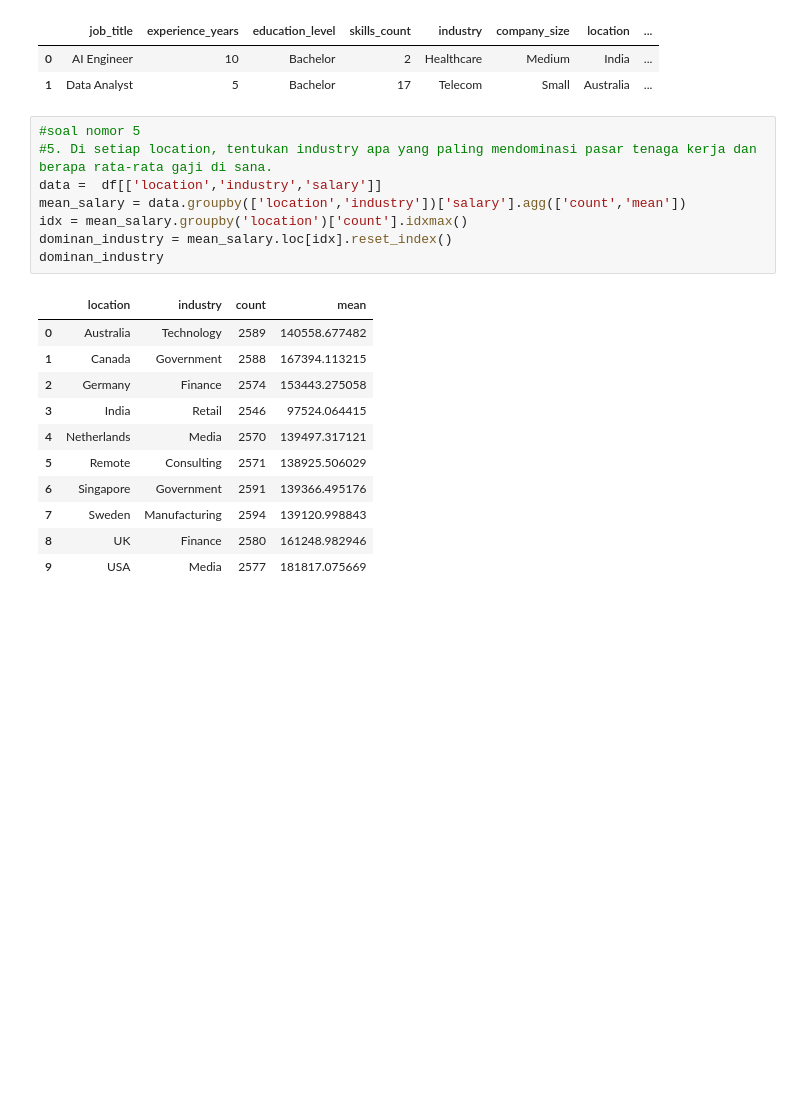
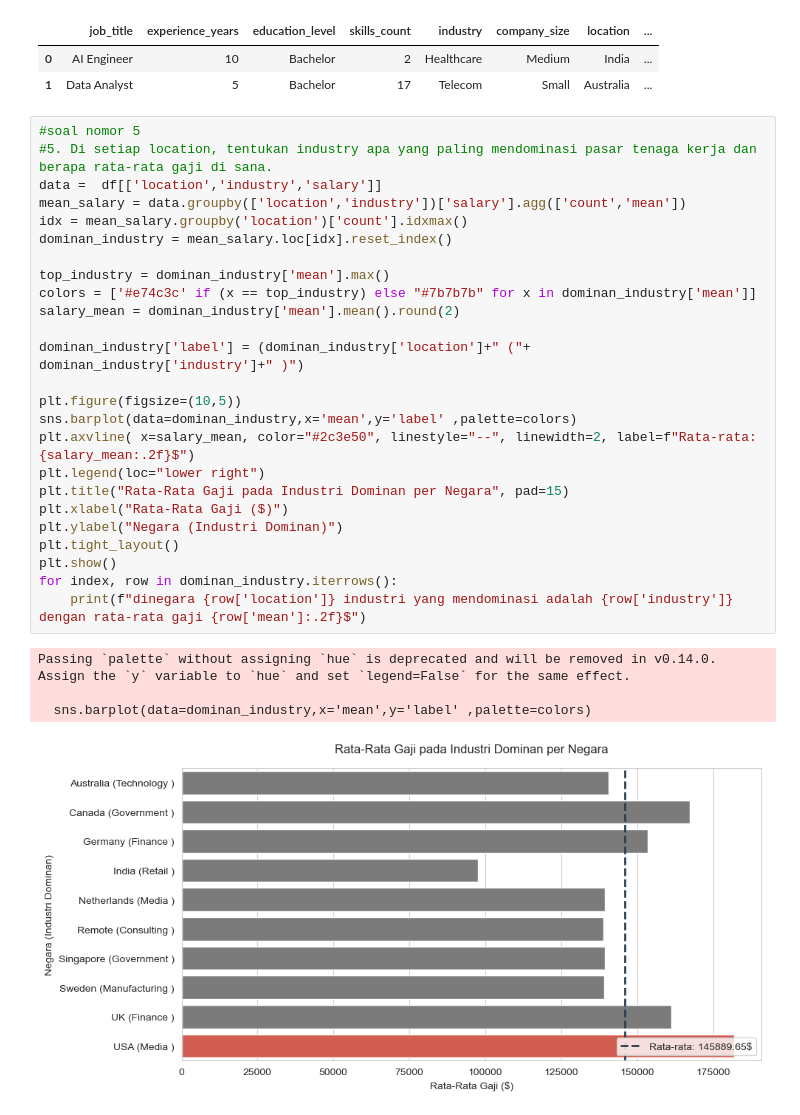
Before and after one commit to HafidzAfrieno/Project-Data-Analyst-Part-1, a Jupyter notebook: job_salary_analyst.ipynb, the cells around one changed output. Saved outputs shown, nothing was run; the diff lists cells and outputs as text; blank space fills up the shorter version.

```diff
--- a/job_salary_analyst.ipynb
+++ b/job_salary_analyst.ipynb
@@ -461,20 +461,30 @@ df.head(2)
 # %%
 #soal nomor 5
 #5. Di setiap location, tentukan industry apa yang paling mendominasi pasar tenaga kerja dan berapa rata-rata gaji di sana.
 data =  df[['location','industry','salary']]
 mean_salary = data.groupby(['location','industry'])['salary'].agg(['count','mean'])
 idx = mean_salary.groupby('location')['count'].idxmax()
 dominan_industry = mean_salary.loc[idx].reset_index()
-dominan_industry
+
+top_industry = dominan_industry['mean'].max()
+colors = ['#e74c3c' if (x == top_industry) else "#7b7b7b" for x in dominan_industry['mean']]
+salary_mean = dominan_industry['mean'].mean().round(2)
+
+dominan_industry['label'] = (dominan_industry['location']+" ("+ dominan_industry['industry']+" )")
+
+plt.figure(figsize=(10,5))
+sns.barplot(data=dominan_industry,x='mean',y='label' ,palette=colors)
+plt.axvline( x=salary_mean, color="#2c3e50", linestyle="--", linewidth=2, label=f"Rata-rata: {salary_mean:.2f}$")
+plt.legend(loc="lower right")
+plt.title("Rata-Rata Gaji pada Industri Dominan per Negara", pad=15)
+plt.xlabel("Rata-Rata Gaji ($)")
+plt.ylabel("Negara (Industri Dominan)")
+plt.tight_layout()
+plt.show()
+for index, row in dominan_industry.iterrows():
+    print(f"dinegara {row['location']} industri yang mendominasi adalah {row['industry']} dengan rata-rata gaji {row['mean']:.2f}$")
 # %% [output]
-|  | location | industry | count | mean |
-| 0 | Australia | Technology | 2589 | 140558.677482 |
-| 1 | Canada | Government | 2588 | 167394.113215 |
-| 2 | Germany | Finance | 2574 | 153443.275058 |
-| 3 | India | Retail | 2546 | 97524.064415 |
-| 4 | Netherlands | Media | 2570 | 139497.317121 |
-| 5 | Remote | Consulting | 2571 | 138925.506029 |
-| 6 | Singapore | Government | 2591 | 139366.495176 |
-| 7 | Sweden | Manufacturing | 2594 | 139120.998843 |
-| 8 | UK | Finance | 2580 | 161248.982946 |
-| 9 | USA | Media | 2577 | 181817.075669 |
+Passing `palette` without assigning `hue` is deprecated and will be removed in v0.14.0. Assign the `y` variable to `hue` and set `legend=False` for the same effect.
+
+  sns.barplot(data=dominan_industry,x='mean',y='label' ,palette=colors)
+[figure, added]
```
Also changed, not shown: parts of 1 cell of this notebook.
